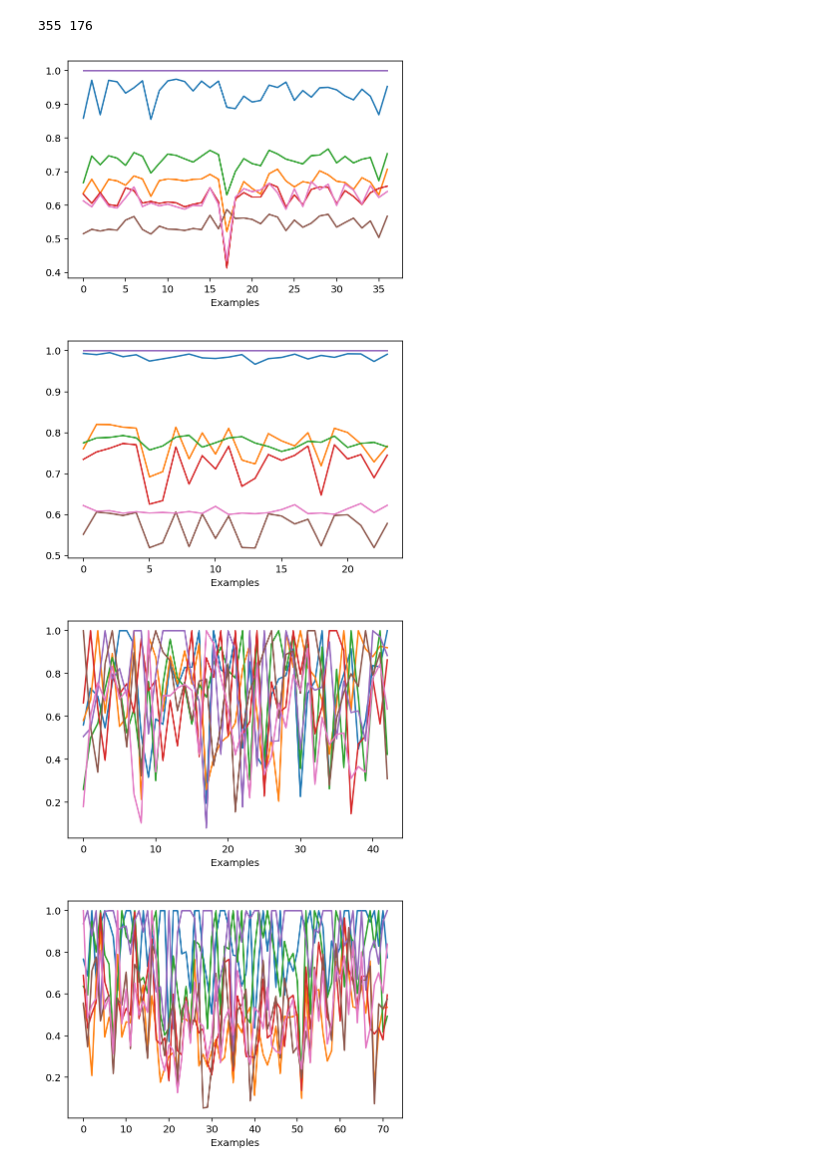
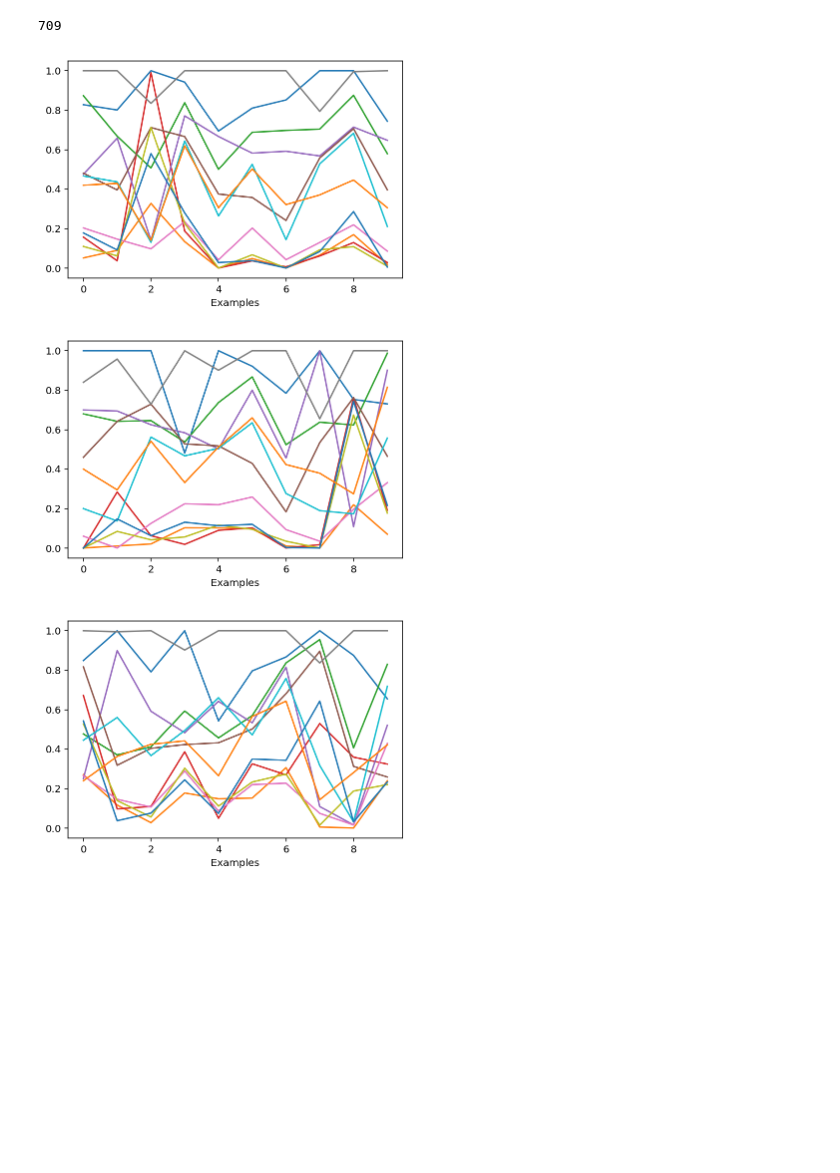
Before and after one commit to Vnulartex/NotationClassifier, a Jupyter notebook: Note_pitches.ipynb, the cells around one changed output. Drawn from its saved outputs; the diff is of its cells as text; code cells hidden in the pictures; blank space fills up the shorter version.

```diff
--- a/Note_pitches.ipynb
+++ b/Note_pitches.ipynb
@@ -11,23 +9,25 @@ from sklearn import svm, tree, naive_bayes, neighbors
 import numpy as np
 import graphviz
 import data_loader as loader
-# %%
-composerNames = ["bach","trecento","debussy", "tchaikovsky"]
-x_train, x_test,y_train, y_test = loader.load("pitches",composerNames)
-print(len(x_train), len(x_test))
-# %% [output]
-355 176
+# %%
+%%capture
+composerNames = ["mozart","haydn","tchaikovsky"]
+count = min(loader.get_data_counts(composerNames))
+x_train, x_test,y_train, y_test = loader.load("st",composerNames)
+# %%
+len(y_train)
+# %% [output]
+709
 # %%
 classes = list(set(y_test))
 test_data = list(zip(x_test,y_test))
 for label in classes:
-    label_data = [tupple[0] for tupple in test_data if tupple[1] == label]
+    label_data = [tupple[0] for tupple in test_data if tupple[1] == label][:10]
     plt.plot(label_data)
     plt.xlabel("Examples")
     plt.show()
 # %% [output]
-[figure, old version]
+[figure, new version]
-[figure, old version]
+[figure, new version]
-[figure, old version]
+[figure, new version]
-[figure, removed]
 # %%
```
Also changed, not shown: parts of 8 cells of this notebook, 4 other files.
